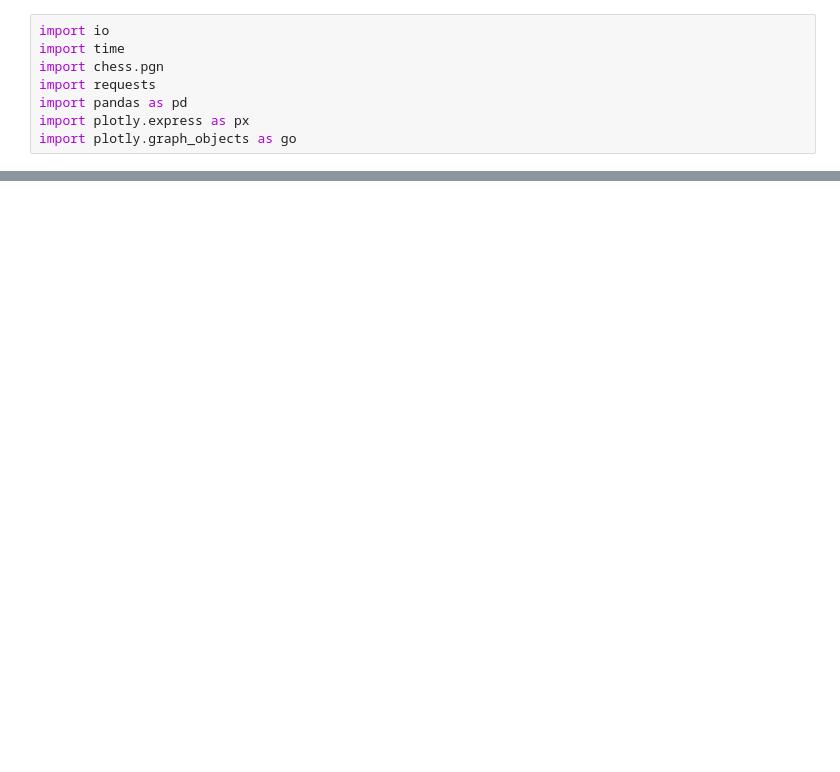
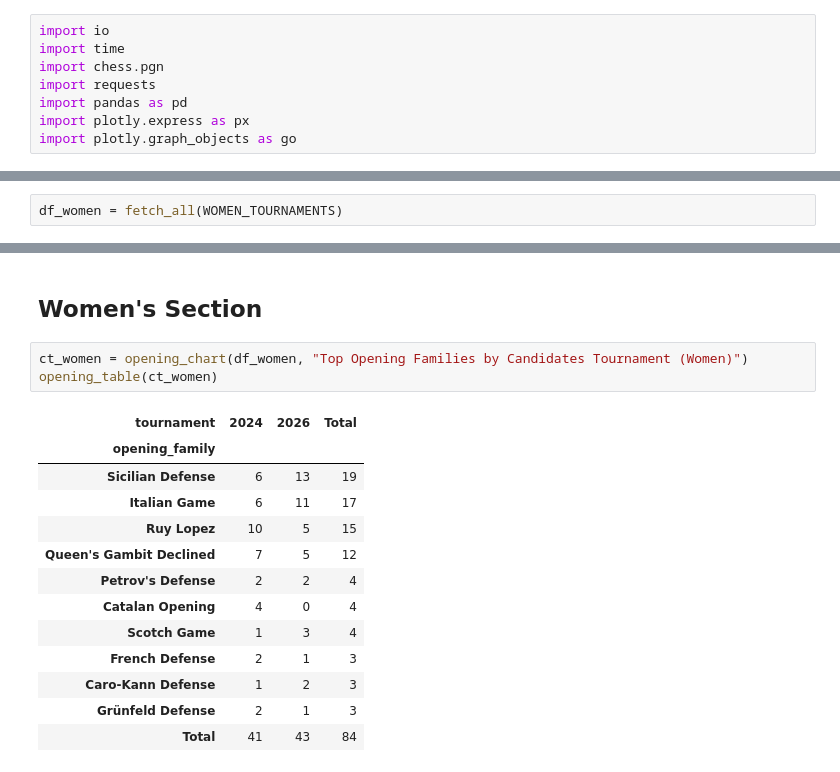
Before and after one commit to pwsiegel/candidates-data, a Jupyter notebook: candidates_openings.ipynb, the cells around one changed output, grey strips where cells are left out. Cells and saved outputs as stored; diff of their text form; blank space fills up the shorter version.

```diff
--- a/candidates_openings.ipynb
+++ b/candidates_openings.ipynb
@@ -185,0 +174,2 @@ print("\n".join(lines))
+# %%
+df_women = fetch_all(WOMEN_TOURNAMENTS)
@@ -185,0 +194,19 @@ print("\n".join(lines))
+# %% [markdown]
+## Women's Section
+# %%
+ct_women = opening_chart(df_women, "Top Opening Families by Candidates Tournament (Women)")
+opening_table(ct_women)
+# %% [output]
+| tournament | 2024 | 2026 | Total |
+| opening_family |  |  |  |
+| Sicilian Defense | 6 | 13 | 19 |
+| Italian Game | 6 | 11 | 17 |
+| Ruy Lopez | 10 | 5 | 15 |
+| Queen's Gambit Declined | 7 | 5 | 12 |
+| Petrov's Defense | 2 | 2 | 4 |
+| Catalan Opening | 4 | 0 | 4 |
+| Scotch Game | 1 | 3 | 4 |
+| French Defense | 2 | 1 | 3 |
+| Caro-Kann Defense | 1 | 2 | 3 |
+| Grünfeld Defense | 2 | 1 | 3 |
+| Total | 41 | 43 | 84 |
```
Also changed, not shown: parts of 14 cells of this notebook.
